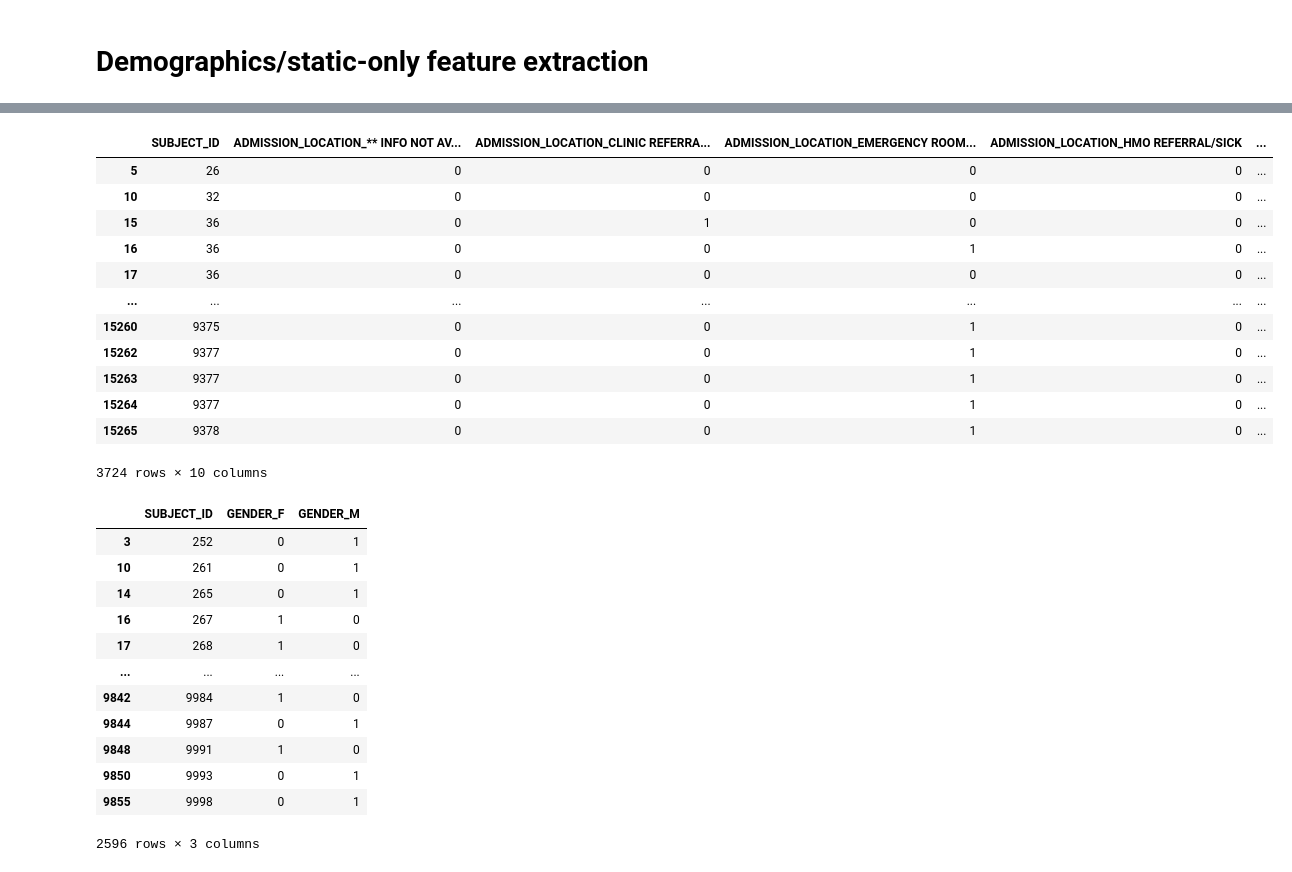
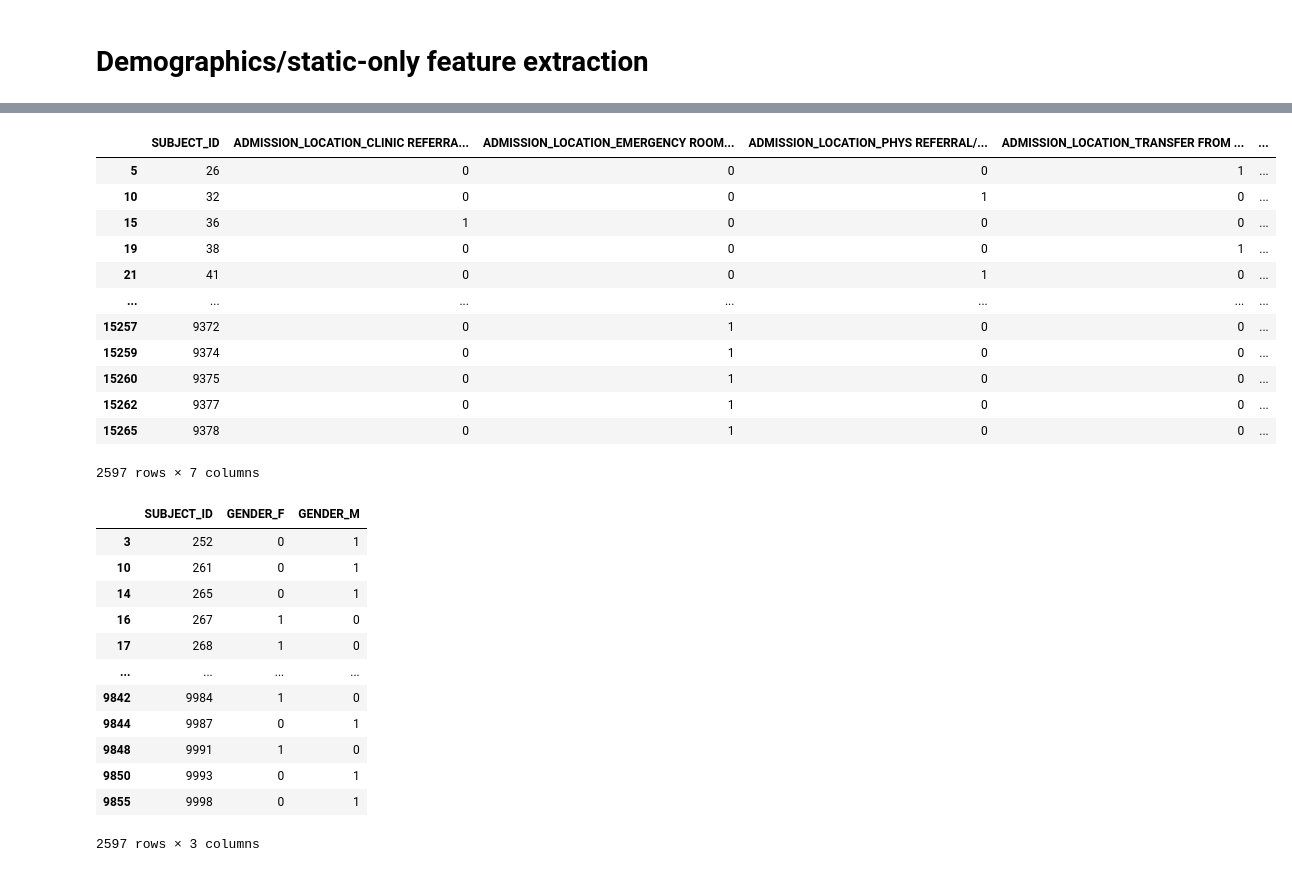
Before and after one commit to zhiyue13/cobalt, a Jupyter notebook: Demographic Features Extraction.ipynb, the cells around one changed output, grey strips where cells are left out. Saved outputs shown, nothing was run; the diff lists cells and outputs as text; code cells hidden in the pictures.

```diff
--- a/Demographic Features Extraction.ipynb
+++ b/Demographic Features Extraction.ipynb
@@ -37,6 +19,9 @@ cohort = pd.concat(cohort_df, ignore_index=True)
 # %%
-#  getting subject ids from cohort files
-patient_ids = cohort['subject_id']
+# path with all files
+path = "C:/Users/mnigc/Documents/PCM/"
+patient_ids=pd.read_csv('Matchedsubjectidnumerics.csv')
+expired=patient_ids['Subject_id_dead'].dropna()
+alive=patient_ids['Subject_id_alive'].dropna()
 
 # get unique patient ids
 unique_ids=np.unique(patient_ids)
@@ -124,31 +156,33 @@ admit_type[admit_type['SUBJECT_ID'].isin(unique_ids)]
 # %%
 # Get admission location
 admit_loc=admissions[['SUBJECT_ID','ADMISSION_LOCATION']]
 # One hot encoding
 admit_loc = pd.get_dummies(admit_loc, columns=['ADMISSION_LOCATION'])
+admit_loc=admit_loc.drop_duplicates(subset=['SUBJECT_ID'])
 # Admission location for patient subset
-admit_loc[admit_loc['SUBJECT_ID'].isin(unique_patient_ids)]
+admit_loc[admit_loc['SUBJECT_ID'].isin(unique_ids)]
 # %% [output]
-|  | SUBJECT_ID | ADMISSION_LOCATION_** INFO NOT AV... | ADMISSION_LOCATION_CLINIC REFERRA... | ADMISSION_LOCATION_EMERGENCY ROOM... | ADMISSION_LOCATION_HMO REFERRAL/SICK | ... |
-| 5 | 26 | 0 | 0 | 0 | 0 | ... |
-| 10 | 32 | 0 | 0 | 0 | 0 | ... |
-| 15 | 36 | 0 | 1 | 0 | 0 | ... |
-| 16 | 36 | 0 | 0 | 1 | 0 | ... |
-| 17 | 36 | 0 | 0 | 0 | 0 | ... |
+|  | SUBJECT_ID | ADMISSION_LOCATION_CLINIC REFERRA... | ADMISSION_LOCATION_EMERGENCY ROOM... | ADMISSION_LOCATION_PHYS REFERRAL/... | ADMISSION_LOCATION_TRANSFER FROM ... | ... |
+| 5 | 26 | 0 | 0 | 0 | 1 | ... |
+| 10 | 32 | 0 | 0 | 1 | 0 | ... |
+| 15 | 36 | 1 | 0 | 0 | 0 | ... |
+| 19 | 38 | 0 | 0 | 0 | 1 | ... |
+| 21 | 41 | 0 | 0 | 1 | 0 | ... |
 | ... | ... | ... | ... | ... | ... | ... |
-| 15260 | 9375 | 0 | 0 | 1 | 0 | ... |
-| 15262 | 9377 | 0 | 0 | 1 | 0 | ... |
-| 15263 | 9377 | 0 | 0 | 1 | 0 | ... |
-| 15264 | 9377 | 0 | 0 | 1 | 0 | ... |
-| 15265 | 9378 | 0 | 0 | 1 | 0 | ... |
+| 15257 | 9372 | 0 | 1 | 0 | 0 | ... |
+| 15259 | 9374 | 0 | 1 | 0 | 0 | ... |
+| 15260 | 9375 | 0 | 1 | 0 | 0 | ... |
+| 15262 | 9377 | 0 | 1 | 0 | 0 | ... |
+| 15265 | 9378 | 0 | 1 | 0 | 0 | ... |
-3724 rows × 10 columns
+2597 rows × 7 columns
 # %%
 # Get gender
 gender=patients[['SUBJECT_ID','GENDER']]
 # One hot encoding
 gender = pd.get_dummies(gender, columns=['GENDER'])
+gender=gender.drop_duplicates(subset=['SUBJECT_ID'])
 # Gender for patient subset
-gender[gender['SUBJECT_ID'].isin(unique_ids)]
+gender=gender[gender['SUBJECT_ID'].isin(unique_ids)]
 # %% [output]
 |  | SUBJECT_ID | GENDER_F | GENDER_M |
 | 3 | 252 | 0 | 1 |
@@ -162,4 +196,4 @@ gender[gender['SUBJECT_ID'].isin(unique_ids)]
 | 9848 | 9991 | 1 | 0 |
 | 9850 | 9993 | 0 | 1 |
 | 9855 | 9998 | 0 | 1 |
-2596 rows × 3 columns
+2597 rows × 3 columns
```
Also changed, not shown: parts of 15 cells of this notebook.
